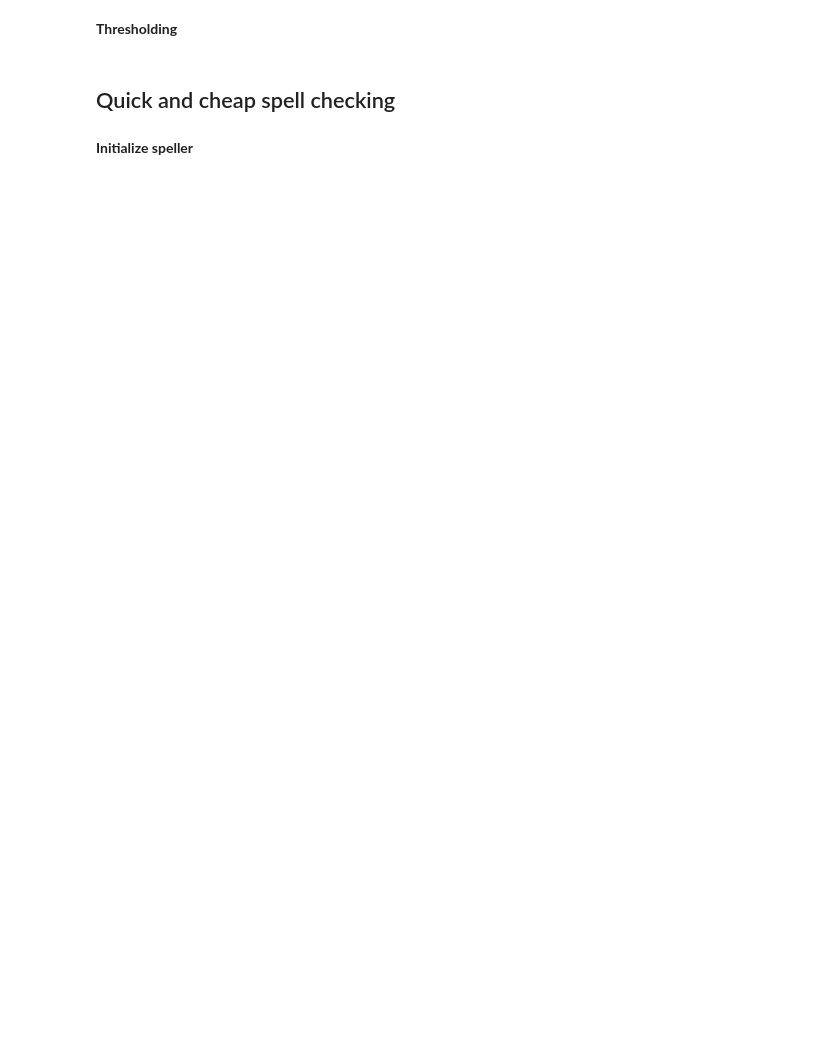
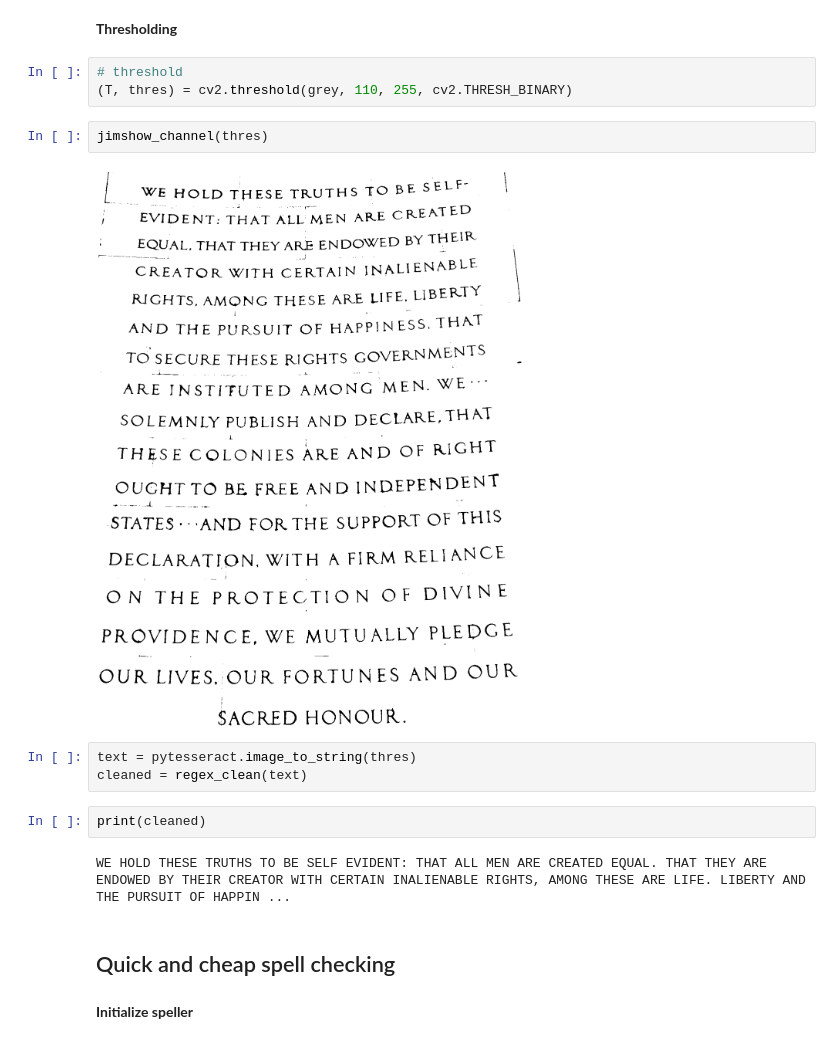
Before and after one commit to CDS-AU-DK/cds-language, a Jupyter notebook: notebooks/session12_inclass_rdkm.ipynb, the cells around one changed output. Drawn from its saved outputs; the diff is of its cells as text; blank space fills up the shorter version.

```diff
--- a/notebooks/session12_inclass_rdkm.ipynb
+++ b/notebooks/session12_inclass_rdkm.ipynb
@@ -92,5 +165,19 @@ __OCR again__
 # %% [markdown]
 __Thresholding__
+# %%
+# threshold
+(T, thres) = cv2.threshold(grey, 110, 255, cv2.THRESH_BINARY)
+# %%
+jimshow_channel(thres)
+# %% [output]
+[figure, added]
+# %%
+text = pytesseract.image_to_string(thres)
+cleaned = regex_clean(text)
+# %%
+print(cleaned)
+# %% [output]
+WE HOLD THESE TRUTHS TO BE SELF EVIDENT: THAT ALL MEN ARE CREATED EQUAL. THAT THEY ARE ENDOWED BY THEIR CREATOR WITH CERTAIN INALIENABLE RIGHTS, AMONG THESE ARE LIFE. LIBERTY AND THE PURSUIT OF HAPPIN ...
 # %% [markdown]
 ## Quick and cheap spell checking
 # %% [markdown]
```
Also changed, not shown: parts of 14 cells of this notebook.
